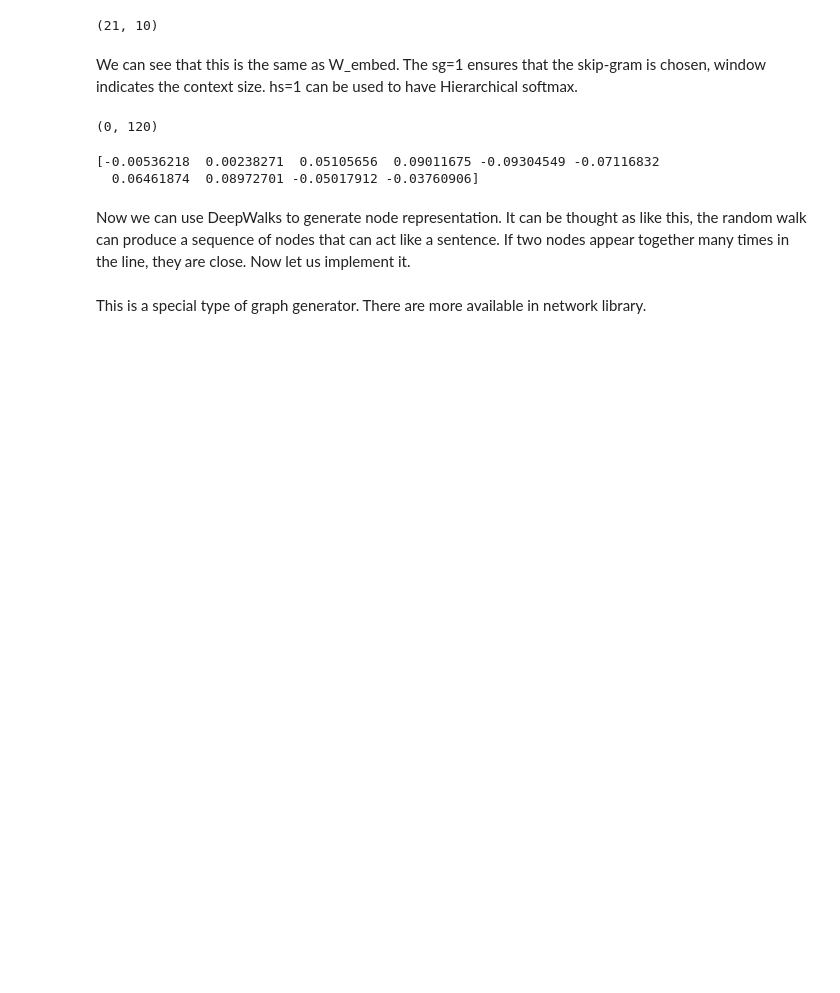
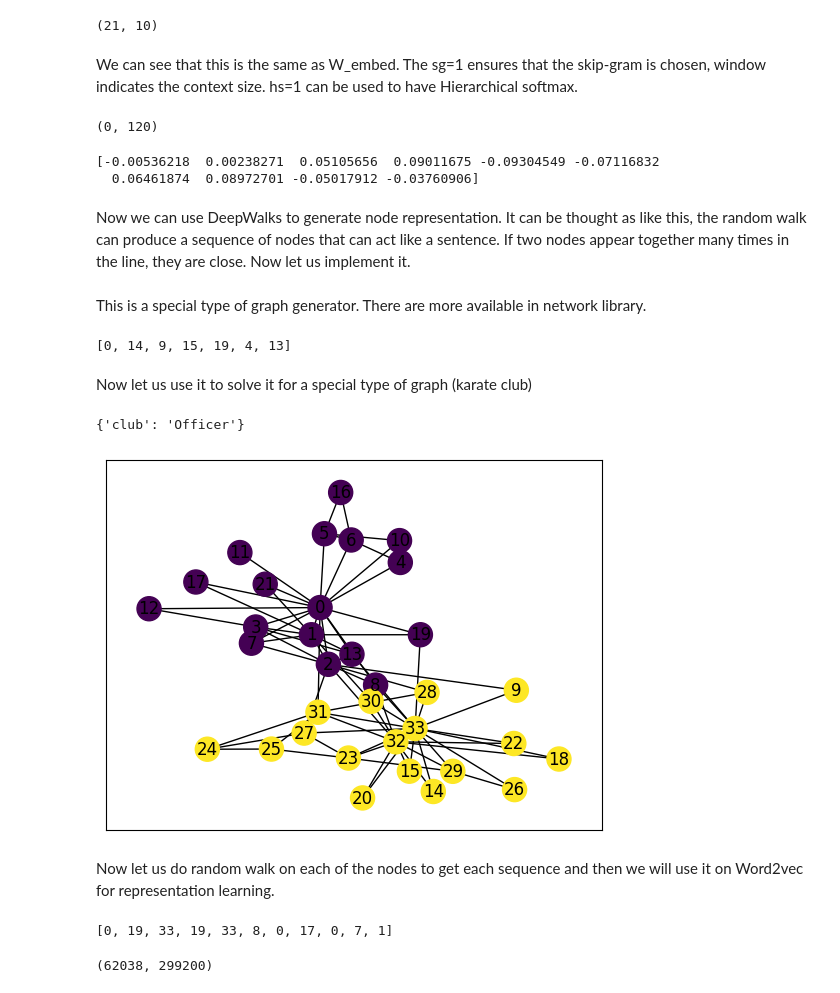
Before and after one commit to has97/Graph_Learning, a Jupyter notebook: CH2.ipynb, the cells around one changed output. Saved outputs shown, nothing was run; the diff lists cells and outputs as text; code cells hidden in the pictures; blank space fills up the shorter version.

```diff
--- a/CH2.ipynb
+++ b/CH2.ipynb
@@ -85,4 +85,25 @@ def random_walk(start,length):
         start = next_node
     return walk
 # %%
-print(
+print(random_walk(0,6))
+# %% [output]
+[0, 14, 9, 15, 19, 4, 13]
+# %% [markdown]
+Now let us use it to solve it for a special type of graph (karate club)
+# %%
+G = nx.karate_club_graph()
+# %%
+G.nodes[20]
+# %% [output]
+{'club': 'Officer'}
+# %%
+labels=[]
+for i in G.nodes:
+    label = G.nodes[i]['club']
+    labels.append(1 if label=='Officer' else 0)
+# %%
+nx.draw_networkx(G,pos=nx.spring_layout(G, seed=0),node_color=labels)
+# %% [output]
+[figure, added]
+# %% [markdown]
+Now let us do random walk on each of the nodes to get each sequence and then we will use it on Word2vec for representation learning.
@@ -88,0 +115,9 @@ print(
+# %%
+print(all_walks[9])
+# %% [output]
+[0, 19, 33, 19, 33, 8, 0, 17, 0, 7, 1]
+# %%
+model = Word2Vec(all_walks,sg=1,hs=1,vector_size=100, window=2, min_count=0, workers=4)
+model.train(all_walks, total_examples=model.corpus_count, epochs=10)
+# %% [output]
+(62038, 299200)
```
Also changed, not shown: parts of 16 cells of this notebook.
